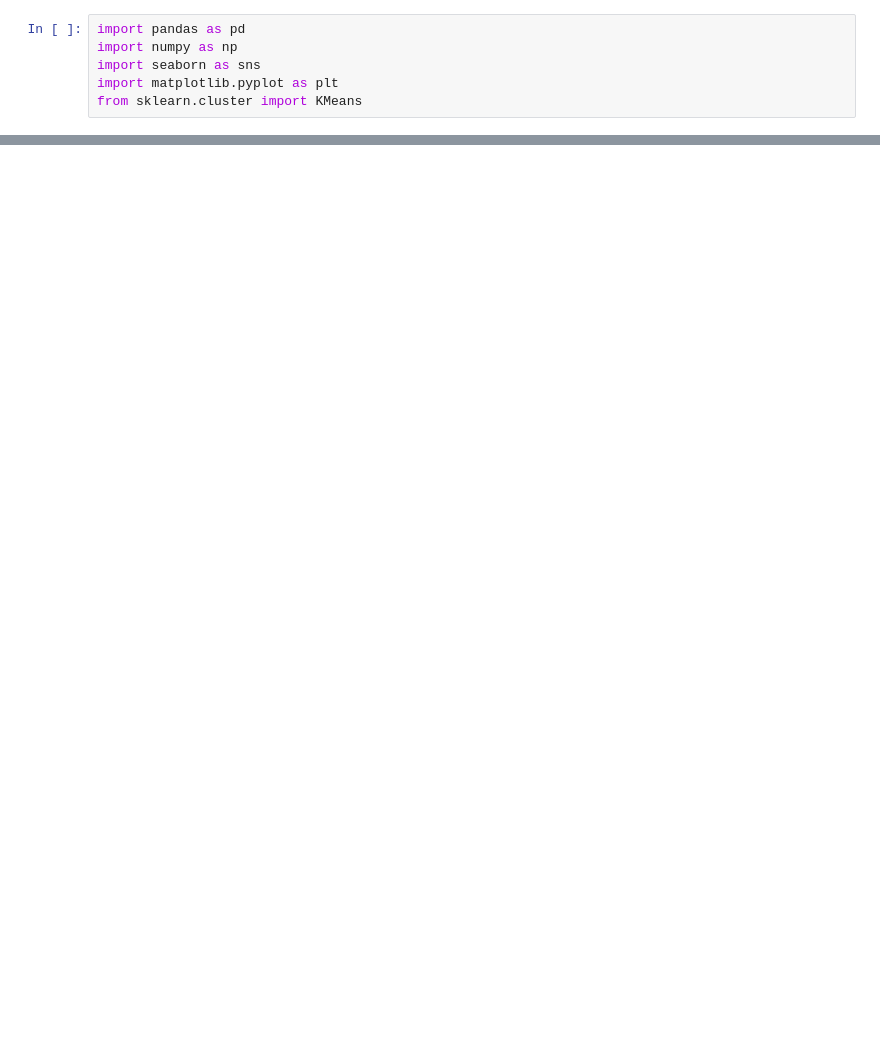
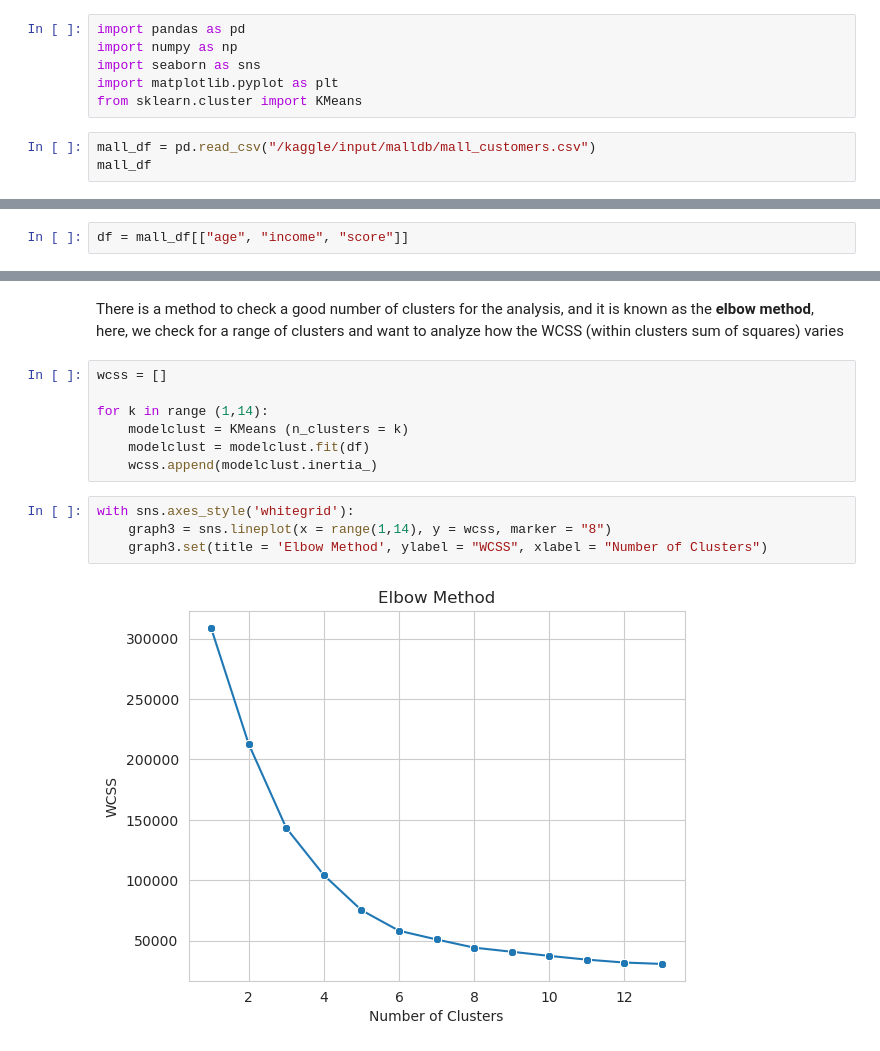
Before and after one commit to rodolphojung/Data-Science-and-Analytics, a Jupyter notebook: k-means-mall-db.ipynb, the cells around one changed output, grey strips where cells are left out. Drawn from its saved outputs; the diff is of its cells as text; blank space fills up the shorter version.

Commit message:
Kaggle Notebook | K-Means Mall DB | Version 2

```diff
--- a/k-means-mall-db.ipynb
+++ b/k-means-mall-db.ipynb
@@ -10,3 +10,6 @@ import numpy as np
 import seaborn as sns
 import matplotlib.pyplot as plt
 from sklearn.cluster import KMeans
+# %%
+mall_df = pd.read_csv("/kaggle/input/malldb/mall_customers.csv")
+mall_df
@@ -12,0 +64,2 @@ from sklearn.cluster import KMeans
+# %%
+df = mall_df[["age", "income", "score"]]
@@ -12,0 +114,15 @@ from sklearn.cluster import KMeans
+# %% [markdown]
+There is a method to check a good number of clusters for the analysis, and it is known as the **elbow method**, here, we check for a range of clusters and want to analyze how the WCSS (within clusters sum of squares) varies
+# %%
+wcss = []
+
+for k in range (1,14):
+    modelclust = KMeans (n_clusters = k)
+    modelclust = modelclust.fit(df)
+    wcss.append(modelclust.inertia_)
+# %%
+with sns.axes_style('whitegrid'):
+    graph3 = sns.lineplot(x = range(1,14), y = wcss, marker = "8")
+    graph3.set(title = 'Elbow Method', ylabel = "WCSS", xlabel = "Number of Clusters")
+# %% [output]
+[figure, added]
```
Also changed, not shown: parts of 30 cells of this notebook.
